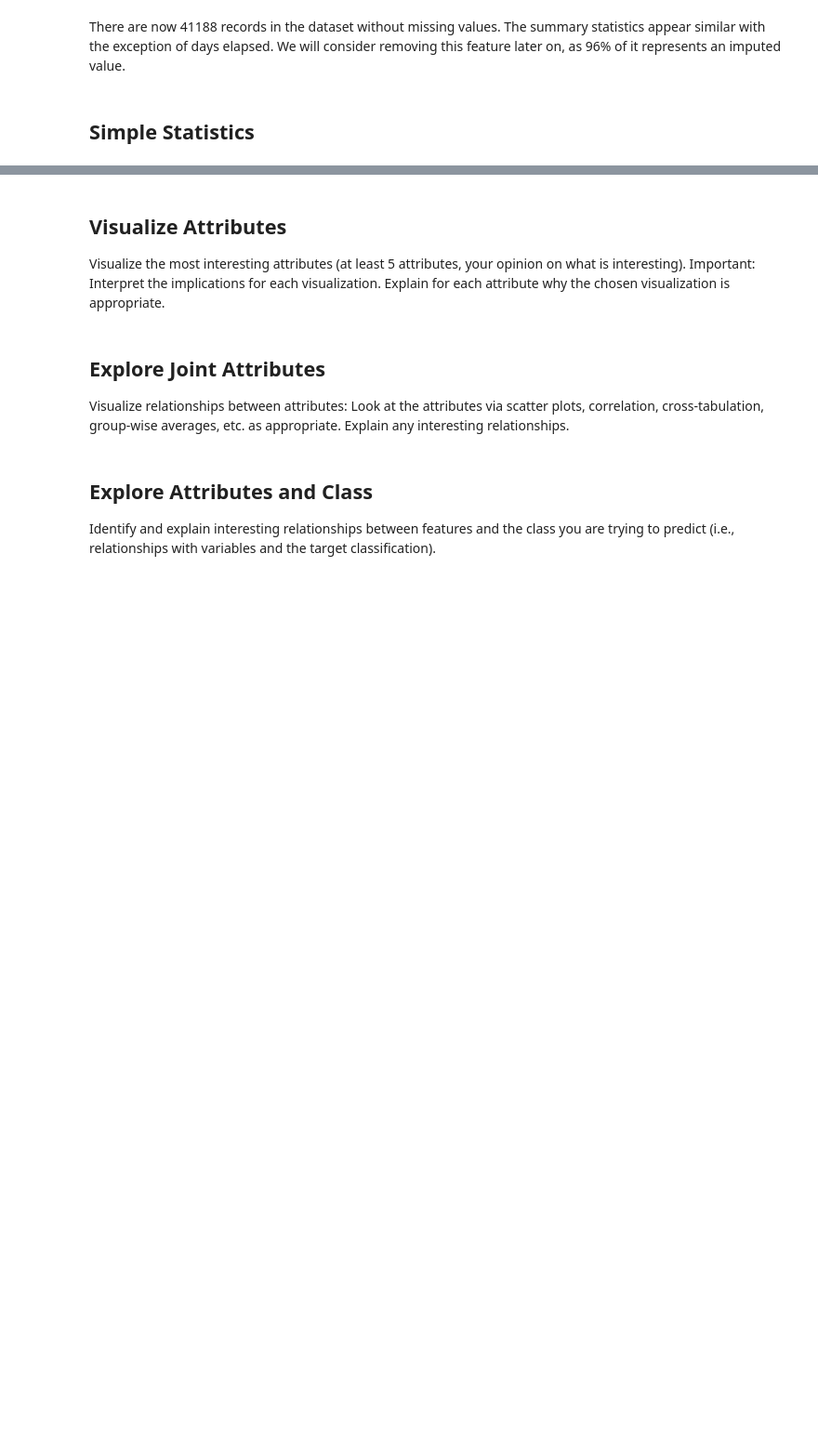
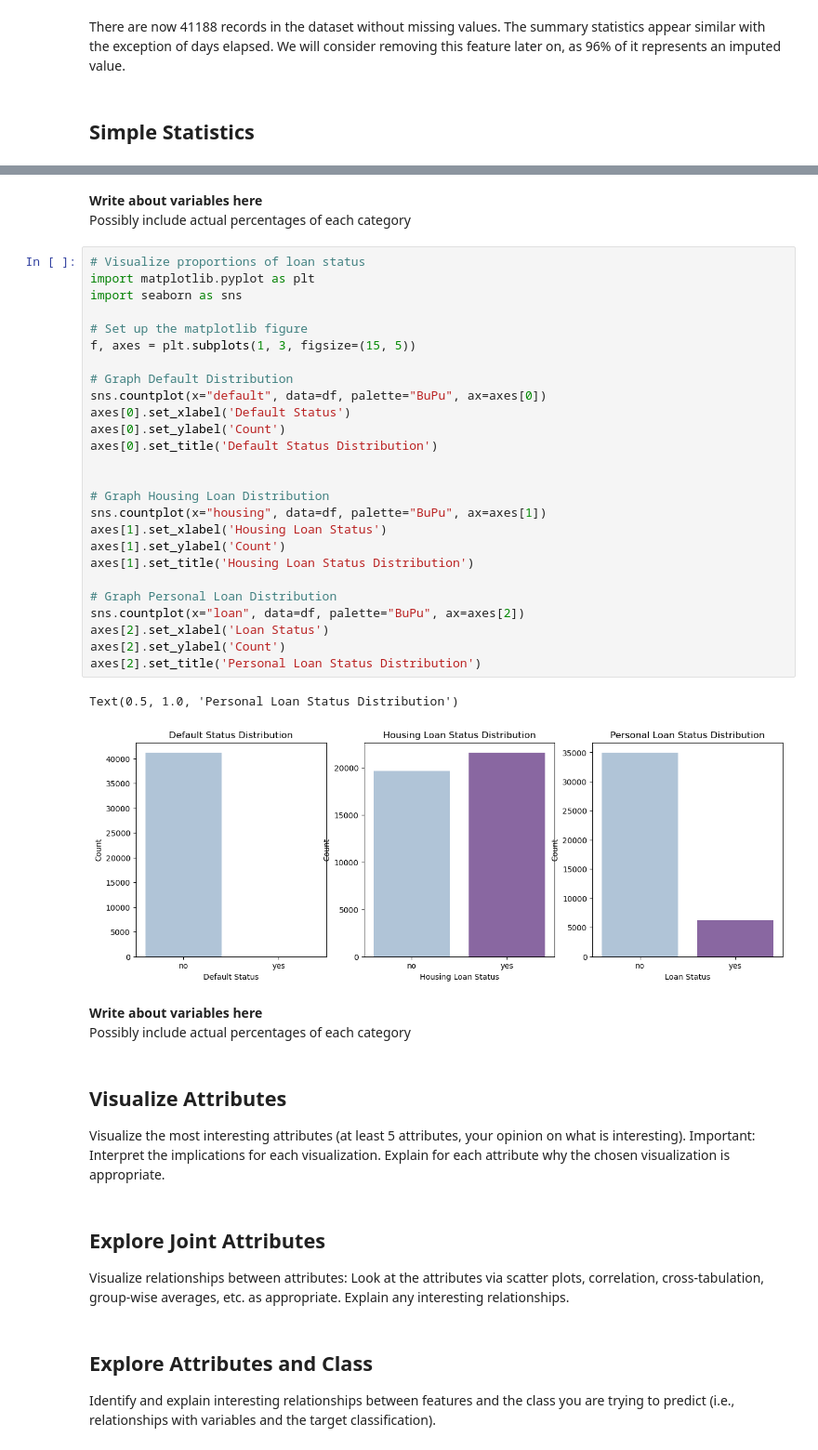
Before and after one commit to NickSager/DS7331_Projects, a Jupyter notebook: Lab01/Lab01.ipynb, the cells around one changed output, grey strips where cells are left out. Shown at 93% size. Saved outputs shown, nothing was run; the diff lists cells and outputs as text; blank space fills up the shorter version.

```diff
--- a/Lab01/Lab01.ipynb
+++ b/Lab01/Lab01.ipynb
@@ -223,3 +329,38 @@ bank.describe()
+# %% [markdown]
+**Write about variables here**
+Possibly include actual percentages of each category
+# %%
+# Visualize proportions of loan status
+import matplotlib.pyplot as plt
+import seaborn as sns
+
+# Set up the matplotlib figure
+f, axes = plt.subplots(1, 3, figsize=(15, 5))
+
+# Graph Default Distribution
+sns.countplot(x="default", data=df, palette="BuPu", ax=axes[0])
+axes[0].set_xlabel('Default Status')
+axes[0].set_ylabel('Count')
+axes[0].set_title('Default Status Distribution')
+
+
+# Graph Housing Loan Distribution
+sns.countplot(x="housing", data=df, palette="BuPu", ax=axes[1])
+axes[1].set_xlabel('Housing Loan Status')
+axes[1].set_ylabel('Count')
+axes[1].set_title('Housing Loan Status Distribution')
+
+# Graph Personal Loan Distribution
+sns.countplot(x="loan", data=df, palette="BuPu", ax=axes[2])
+axes[2].set_xlabel('Loan Status')
+axes[2].set_ylabel('Count')
+axes[2].set_title('Personal Loan Status Distribution')
+# %% [output]
+Text(0.5, 1.0, 'Personal Loan Status Distribution')
+[figure, added]
+# %% [markdown]
+**Write about variables here**
+Possibly include actual percentages of each category
 # %% [markdown]
 ## Visualize Attributes
 
```
Also changed, not shown: parts of 12 cells of this notebook.
